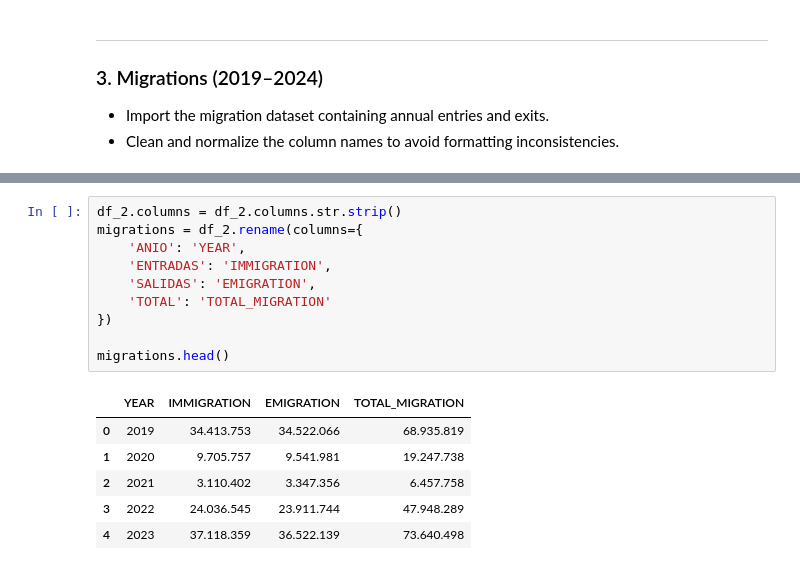
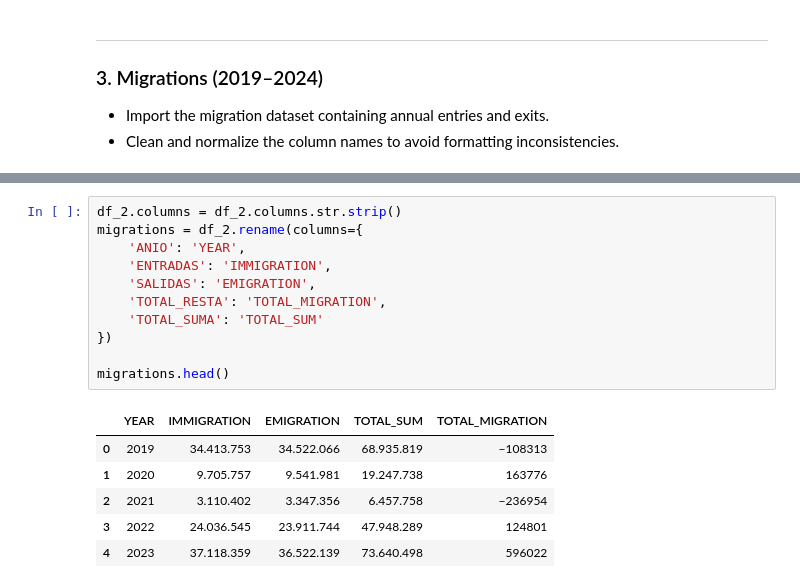
Before and after one commit to matias258/Mortalidad_Arg, a Jupyter notebook: calculo_mortalidad/mortality_calculation.ipynb, the cells around one changed output, grey strips where cells are left out. Saved outputs shown, nothing was run; the diff lists cells and outputs as text.

```diff
--- a/calculo_mortalidad/mortality_calculation.ipynb
+++ b/calculo_mortalidad/mortality_calculation.ipynb
@@ -140,17 +136,18 @@ df_2.head()
 # %%
 df_2.columns = df_2.columns.str.strip()
 migrations = df_2.rename(columns={
     'ANIO': 'YEAR',
     'ENTRADAS': 'IMMIGRATION',
     'SALIDAS': 'EMIGRATION',
-    'TOTAL': 'TOTAL_MIGRATION'
+    'TOTAL_RESTA': 'TOTAL_MIGRATION',
+    'TOTAL_SUMA': 'TOTAL_SUM'
 })
 
 migrations.head()
 # %% [output]
-|  | YEAR | IMMIGRATION | EMIGRATION | TOTAL_MIGRATION |
-| 0 | 2019 | 34.413.753 | 34.522.066 | 68.935.819 |
-| 1 | 2020 | 9.705.757 | 9.541.981 | 19.247.738 |
-| 2 | 2021 | 3.110.402 | 3.347.356 | 6.457.758 |
-| 3 | 2022 | 24.036.545 | 23.911.744 | 47.948.289 |
-| 4 | 2023 | 37.118.359 | 36.522.139 | 73.640.498 |
+|  | YEAR | IMMIGRATION | EMIGRATION | TOTAL_SUM | TOTAL_MIGRATION |
+| 0 | 2019 | 34.413.753 | 34.522.066 | 68.935.819 | −108313 |
+| 1 | 2020 | 9.705.757 | 9.541.981 | 19.247.738 | 163776 |
+| 2 | 2021 | 3.110.402 | 3.347.356 | 6.457.758 | −236954 |
+| 3 | 2022 | 24.036.545 | 23.911.744 | 47.948.289 | 124801 |
+| 4 | 2023 | 37.118.359 | 36.522.139 | 73.640.498 | 596022 |
```
Also changed, not shown: parts of 17 cells of this notebook, 3 other files.
